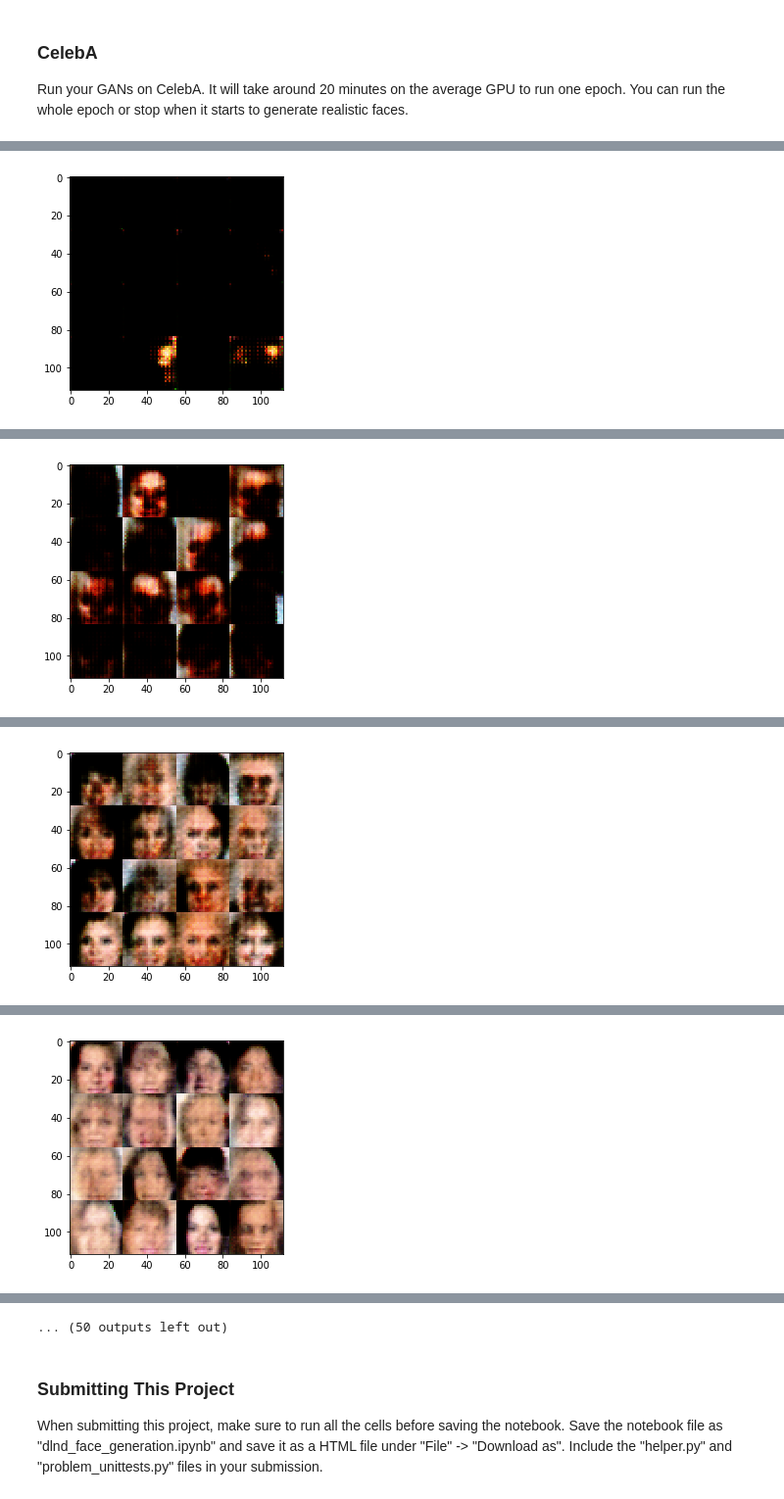
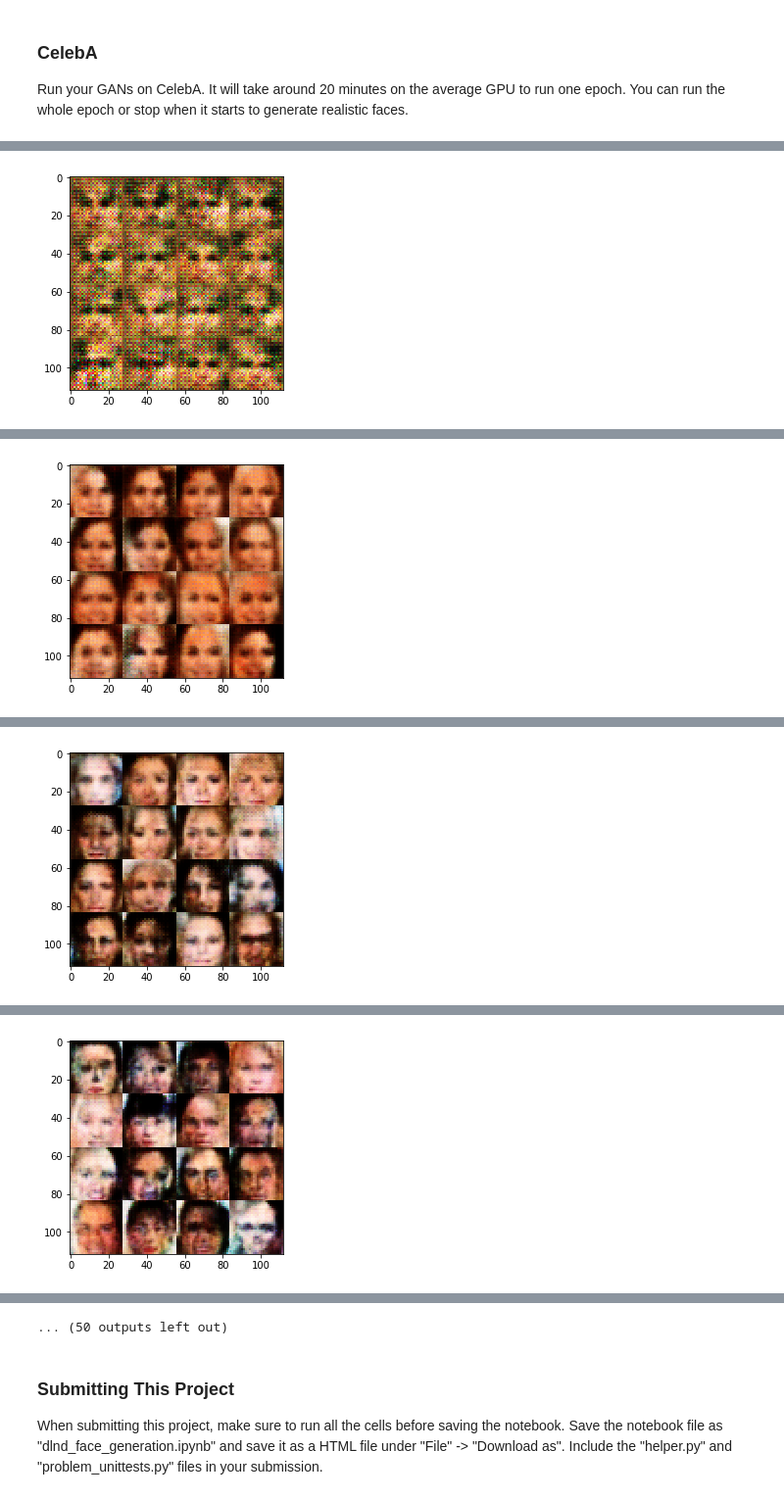
Before and after one commit to FreedomChal/deep_learning, a Jupyter notebook: face_generation_submit/dlnd_face_generation.ipynb, the cells around one changed output, grey strips where cells are left out. Shown at 98% size. Cells and saved outputs as stored; diff of their text form; code cells hidden in the pictures.

```diff
--- a/face_generation_submit/dlnd_face_generation.ipynb
+++ b/face_generation_submit/dlnd_face_generation.ipynb
@@ -137,7 +137,7 @@ Tests Passed
 Implement `discriminator` to create a discriminator neural network that discriminates on `images`.  This function should be able to reuse the variables in the neural network.  Use [`tf.variable_scope`](https://www.tensorflow.org/api_docs/python/tf/variable_scope) with a scope name of "discriminator" to allow the variables to be reused.  The function should return a tuple of (tensor output of the discriminator, tensor logits of the discriminator).
 # %%
 alpha = 0.2
-keep_prob = 0.5
+keep_prob = 0.8
 keep_prob_discriminator = 0.75
 # since I am using tf.layers.dropout instead of tf.nn.dropout, the dropout layer takes as input 1 - keep_prob.
 dropout = 1 - keep_prob
@@ -149,13 +149,13 @@ def leaky_relu(l):
 def discriminator(images, reuse=False):
     with tf.variable_scope('discriminator', reuse=reuse):
         # TODO: Implement Function
-        l1 = tf.layers.conv2d(images, 64, 7,strides=2, padding='same',
-                              kernel_initializer=tf.contrib.layers.xavier_initializer())
+        #l1 = tf.layers.conv2d(images, 64, 7,strides=2, padding='same',
+        #                      kernel_initializer=tf.contrib.layers.xavier_initializer())
         #l1 = tf.layers.batch_normalization(l1, training=True)
-        relu1 = leaky_relu(l1)
-        l1 = tf.layers.dropout(l1, dropout_discriminator)
+        #relu1 = leaky_relu(l1)
+        #l1 = tf.layers.dropout(l1, dropout_discriminator)
 
-        l2 = tf.layers.conv2d(l1, 128,5,strides=2, padding='same',
+        l2 = tf.layers.conv2d(images, 128,5,strides=2, padding='same',
                               kernel_initializer=tf.contrib.layers.xavier_initializer())
         l2 = tf.layers.batch_normalization(l2, training=True)
         relu2 = leaky_relu(l2)
@@ -200,19 +200,19 @@ def generator(z, out_channel_dim, is_train=True):
         l1 = tf.layers.dropout(l1, dropout, training=is_train)
         l1 = tf.reshape(l1, (-1, 7, 7, 512))
 
-        l2 = tf.layers.conv2d_transpose(l1, 1028, 5, strides=2, padding='same',
+        #l2 = tf.layers.conv2d_transpose(l1, 1028, 5, strides=2, padding='same',
+        #                      kernel_initializer=tf.contrib.layers.xavier_initializer())
+        #l2 = tf.layers.batch_normalization(l2, training=is_train)
+        #l2 = leaky_relu(l2)
+        #l2 = tf.layers.dropout(l2, dropout, training=is_train)
+
+        l2 = tf.layers.conv2d_transpose(l1, 512, 5, strides=2, padding='same',
                               kernel_initializer=tf.contrib.layers.xavier_initializer())
         l2 = tf.layers.batch_normalization(l2, training=is_train)
         l2 = leaky_relu(l2)
         l2 = tf.layers.dropout(l2, dropout, training=is_train)
 
-        l2 = tf.layers.conv2d_transpose(l2, 512, 5, strides=2, padding='same',
-                              kernel_initializer=tf.contrib.layers.xavier_initializer())
-        l2 = tf.layers.batch_normalization(l2, training=is_train)
-        l2 = leaky_relu(l2)
-        l2 = tf.layers.dropout(l2, dropout, training=is_train)
-
-        l2 = tf.layers.conv2d_transpose(l2, 256, 5, strides=1, padding='same',
+        l2 = tf.layers.conv2d_transpose(l2, 256, 5, strides=2, padding='same',
                               kernel_initializer=tf.contrib.layers.xavier_initializer())
         l2 = tf.layers.batch_normalization(l2, training=is_train)
         l2 = leaky_relu(l2)
@@ -422,8 +422,8 @@ Run your GANs on CelebA.  It will take around 20 minutes on the average GPU to r
 # %%
 batch_size = 64
 z_dim = 100
-learning_rate = 0.0005
-beta1 = 0.5
+learning_rate = 0.0004
+beta1 = 0.3
 
 
 """
@@ -440 +440 @@ Epoch 1/1... Discriminator Loss: 1.2708... Generator Loss: 0.8777
-[figure, old version]
+[figure, new version]
@@ -442 +442 @@ Epoch 1/1... Discriminator Loss: 1.5942... Generator Loss: 0.4855
-[figure, old version]
+[figure, new version]
@@ -444 +444 @@ Epoch 1/1... Discriminator Loss: 1.4561... Generator Loss: 0.6123
-[figure, old version]
+[figure, new version]
@@ -446 +446 @@ Epoch 1/1... Discriminator Loss: 1.3802... Generator Loss: 0.9306
-[figure, old version]
+[figure, new version]
```
Also changed, not shown: parts of 2 cells of this notebook, 1 other file.
